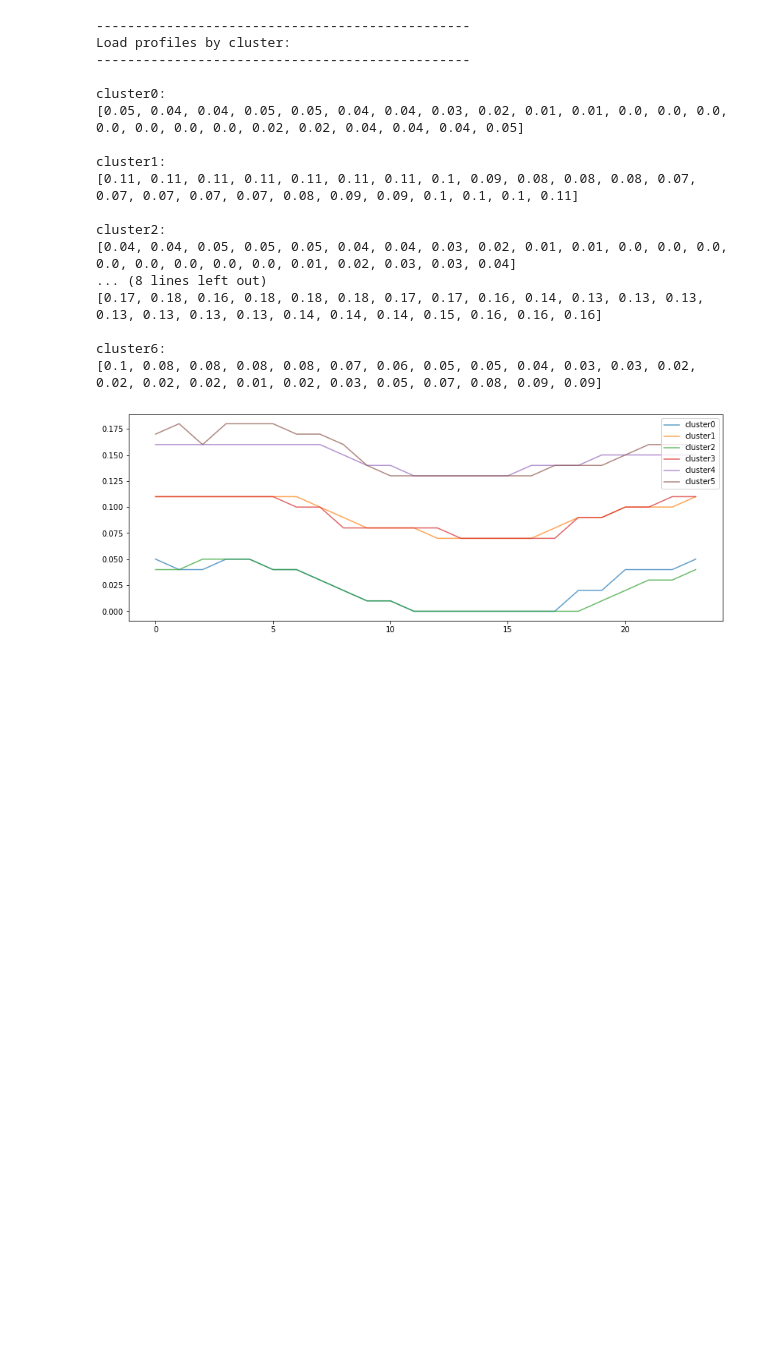
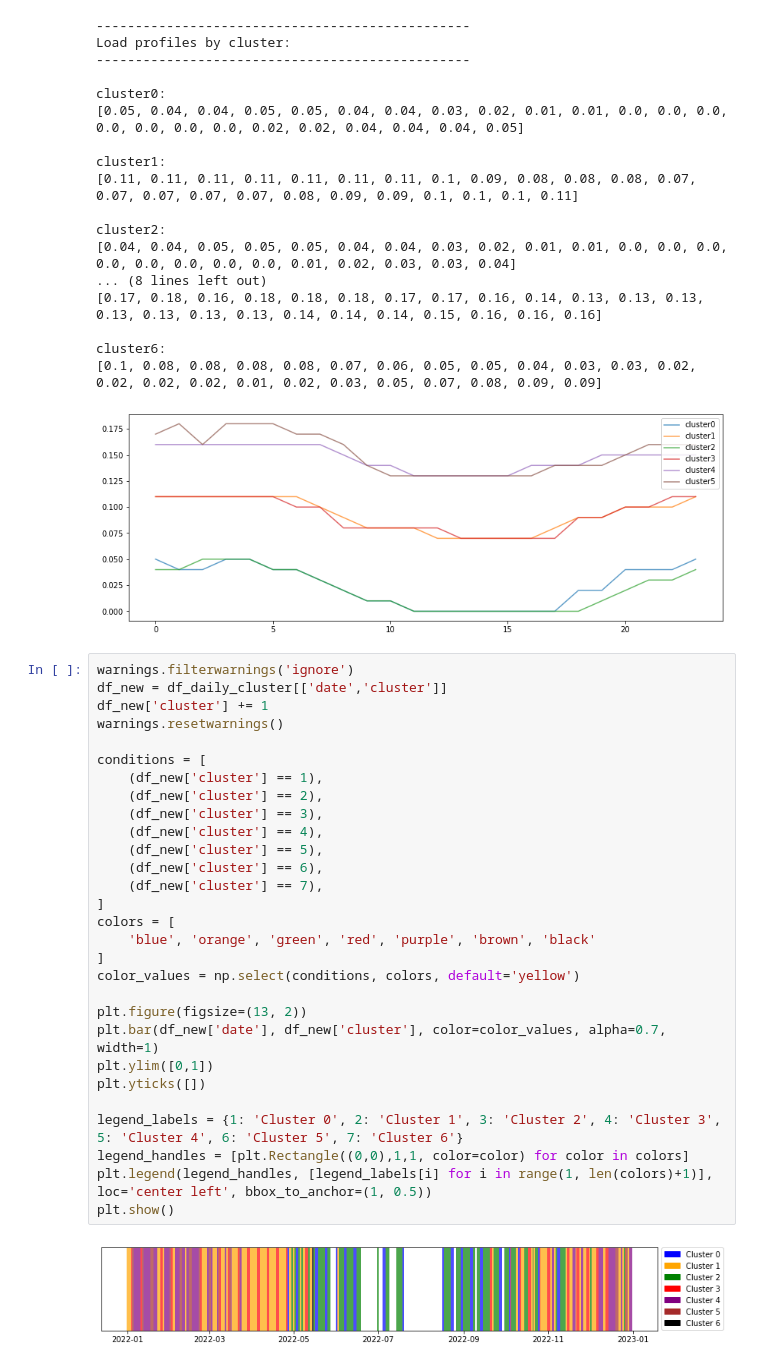
Before and after one commit to thdfw/master_thesis, a Jupyter notebook: gridworks/data/processing/yearly_data_clustering/data_clustering.ipynb, the cells around one changed output. Saved outputs shown, nothing was run; the diff lists cells and outputs as text; blank space fills up the shorter version.

Commit message:
Added yearly overview of clusters

```diff
--- a/gridworks/data/processing/yearly_data_clustering/data_clustering.ipynb
+++ b/gridworks/data/processing/yearly_data_clustering/data_clustering.ipynb
@@ -453,3 +453,34 @@ cluster2:
 cluster6:
 [0.1, 0.08, 0.08, 0.08, 0.08, 0.07, 0.06, 0.05, 0.05, 0.04, 0.03, 0.03, 0.02, 0.02, 0.02, 0.02, 0.01, 0.02, 0.03, 0.05, 0.07, 0.08, 0.09, 0.09]
 [figure]
+# %%
+warnings.filterwarnings('ignore')
+df_new = df_daily_cluster[['date','cluster']]
+df_new['cluster'] += 1
+warnings.resetwarnings()
+
+conditions = [
+    (df_new['cluster'] == 1),
+    (df_new['cluster'] == 2),
+    (df_new['cluster'] == 3),
+    (df_new['cluster'] == 4),
+    (df_new['cluster'] == 5),
+    (df_new['cluster'] == 6),
+    (df_new['cluster'] == 7),
+]
+colors = [
+    'blue', 'orange', 'green', 'red', 'purple', 'brown', 'black'
+]
+color_values = np.select(conditions, colors, default='yellow')
+
+plt.figure(figsize=(13, 2))
+plt.bar(df_new['date'], df_new['cluster'], color=color_values, alpha=0.7, width=1)
+plt.ylim([0,1])
+plt.yticks([])
+
+legend_labels = {1: 'Cluster 0', 2: 'Cluster 1', 3: 'Cluster 2', 4: 'Cluster 3', 5: 'Cluster 4', 6: 'Cluster 5', 7: 'Cluster 6'}
+legend_handles = [plt.Rectangle((0,0),1,1, color=color) for color in colors]
+plt.legend(legend_handles, [legend_labels[i] for i in range(1, len(colors)+1)], loc='center left', bbox_to_anchor=(1, 0.5))
+plt.show()
+# %% [output]
+[figure, added]
```
Also changed, not shown: 8 other files.
